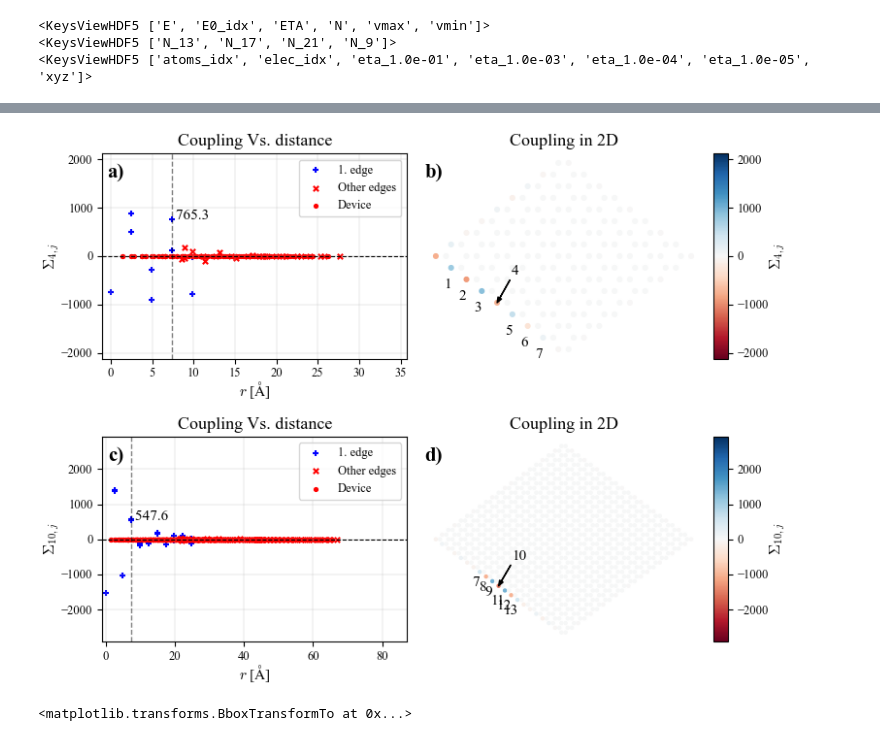
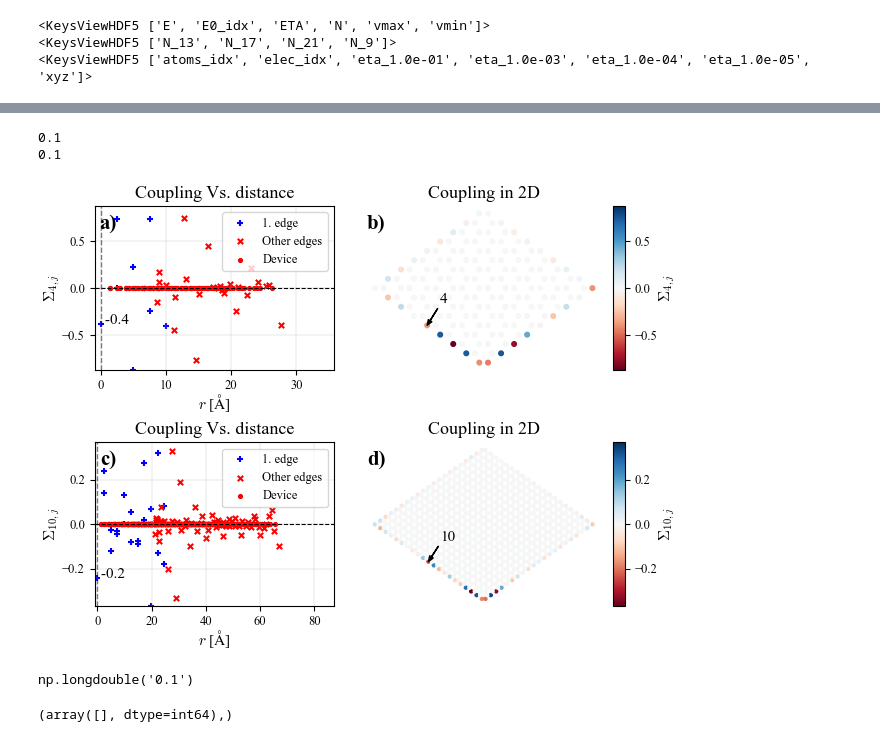
Before and after one commit to BastianValhoj/QTM-ML, a Jupyter notebook: scripts/notebooks/interactive.ipynb, the cells around one changed output, grey strips where cells are left out. Drawn from its saved outputs; the diff is of its cells as text; code cells hidden in the pictures.

```diff
--- a/scripts/notebooks/interactive.ipynb
+++ b/scripts/notebooks/interactive.ipynb
@@ -18,7 +18,7 @@ import seaborn as sns
 
 # REAL_PART_CMP = sns.color_palette("RdBu", as_cmap=True)
 # %%
-OUTPUTS = h5py.File("./conv_data/RSE_data.h5", 'r')
+OUTPUTS = h5py.File("../conv_data/RSE_data.h5", 'r')
 print(OUTPUTS.attrs.keys())
 print(OUTPUTS.keys())
 print(OUTPUTS["N_13"].keys())
@@ -30,7 +30,7 @@ print(OUTPUTS["N_13"].keys())
 def plot_size_conv(data, N, E, eta, site, part, nn, nn_pair=False, global_minmax=False, axes=None):
     part = part.lower()
     current_N = data[f"N_{N}"]
-    Energies = np.asanyarray(data.attrs["E"]).round(6)
+    Energies = np.asanyarray(data.attrs["E"])
     xyz = np.asanyarray(current_N["xyz"])
     x,y,z = xyz.T
 
@@ -38,7 +38,9 @@ def plot_size_conv(data, N, E, eta, site, part, nn, nn_pair=False, global_minmax
     num_elec = len(elec_idx)
 
     eta_key = "eta_{:.1e}".format(eta)
-    E_idx = np.argwhere(E == Energies)[0,0]
+    E_mask = np.isclose(E, Energies, atol=1e-12)
+    E_idx = np.argwhere(E_mask)[0,0]
+    print(E)
     RSE = current_N[eta_key][E_idx, ...]
 
     if (part.lower() == "imag"):
@@ -56,7 +58,7 @@ def plot_size_conv(data, N, E, eta, site, part, nn, nn_pair=False, global_minmax
         vmax = np.max(np.abs([vmin, vmax]))
         vmin = -vmax
     else:
-        vmax = np.max(np.abs(RSE))
+        vmax = np.max(np.abs(site_coupling))
         vmin = -vmax
 
     # calculate distance
@@ -80,7 +82,9 @@ def plot_size_conv(data, N, E, eta, site, part, nn, nn_pair=False, global_minmax
     )
     # start figure
     if axes is None:
-        fig, axes = thesis_fig(subplots=(1,2), figsize=(10,4))
+        fig, axes = thesis_fig(subplots=(1,2),
+                               figsize=(10,4)
+                               )
     else:
         fig = axes[1].get_figure()
         pass
@@ -146,6 +150,14 @@ def plot_size_conv(data, N, E, eta, site, part, nn, nn_pair=False, global_minmax
     cax = divider.append_axes("right", size="5%", pad=0.1)
     fig.colorbar(sc, cax, label=fr"$\Sigma_{{{site}, j}}$")
 
+
+    # add a ghost axes to left of axes[0] forcing it to shrink
+    divider0 = make_axes_locatable(axes[0])
+    spacer = divider0.append_axes("right", size="5%", pad=0.1)
+    spacer.set_visible(False)
+    spacer.set_axis_off()
+
+
     # return fig, axes
 # %%
 N_options = OUTPUTS.attrs["N"]
@@ -201,24 +214,38 @@ display(ui, out)
 VBox(children=(HBox(children=(Dropdown(description='Tiling, N =', options=(np.int64(21), np.int64(17), np.int6…
 [interactive output not drawn]
 # %%
-fig, axes =  thesis_fig(subplots=(2,2), figsize=(8,6))
-plot_size_conv(OUTPUTS, N=9, E=0, eta=1e-3, site=4, part="imag", nn=3, axes=axes[0, :])
-plot_size_conv(OUTPUTS, N=21, E=0, eta=1e-3, site=10, part="imag", nn=3, axes=axes[1, :])
+E = 0.1
+eta = 1e-3
 
-fig.tight_layout()
+fig, axes =  thesis_fig(subplots=(2,2), aspect=0.8)
+plot_size_conv(OUTPUTS, N=9, E=E, eta=eta, site=4, part="imag", nn=0, axes=axes[0, :])
+plot_size_conv(OUTPUTS, N=21, E=E, eta=eta, site=10, part="imag", nn=0, axes=axes[1, :])
+
 
 labels = ['a)', 'b)', 'c)', 'd)']
 flat_axes = axes.flatten()
 
 for i, ax in enumerate(flat_axes):
     # x=-0.1, y=1.1 positions the label slightly outside the top-left corner
     # transform=ax.transAxes ensures (0,0) is bottom-left and (1,1) is top-right of the plot
-    ax.text(0.07, 0.95, labels[i], transform=ax.transAxes,
+    ax.text(0.09, 0.95, labels[i], transform=ax.transAxes,
             fontsize=15, fontweight='bold', va='top', ha='right')
-fig.savefig('.')
+# fig.suptitle(f'$E -\\varepsilon_F= {E:.1f}$ eV,\t $\\eta = 10^{{{np.log10(eta):.0f}}}$')
+
+
+fig.set_constrained_layout(True)
+fig.savefig('../figures/size_comparison_coupling_site2')
+fig.canvas.draw()
 # %% [output]
+0.1
+0.1
-[figure, old version]
+[figure, new version]
 # %%
-axes[0,0].transAxes
+E_options[5]
 # %% [output]
-<matplotlib.transforms.BboxTransformTo at 0x...>
+np.longdouble('0.1')
+# %%
+E = -0.3
+np.where(np.longdouble(E) == E_options)
+# %% [output]
+(array([], dtype=int64),)
```
Also changed, not shown: parts of 2 cells of this notebook.
